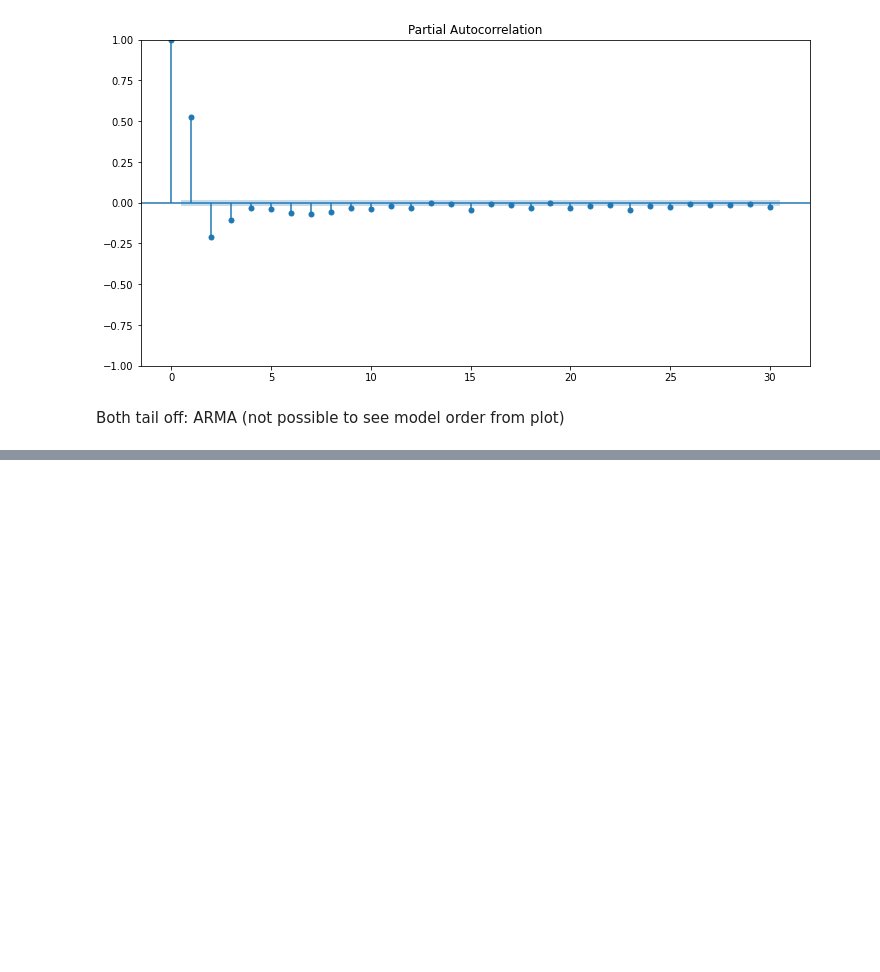
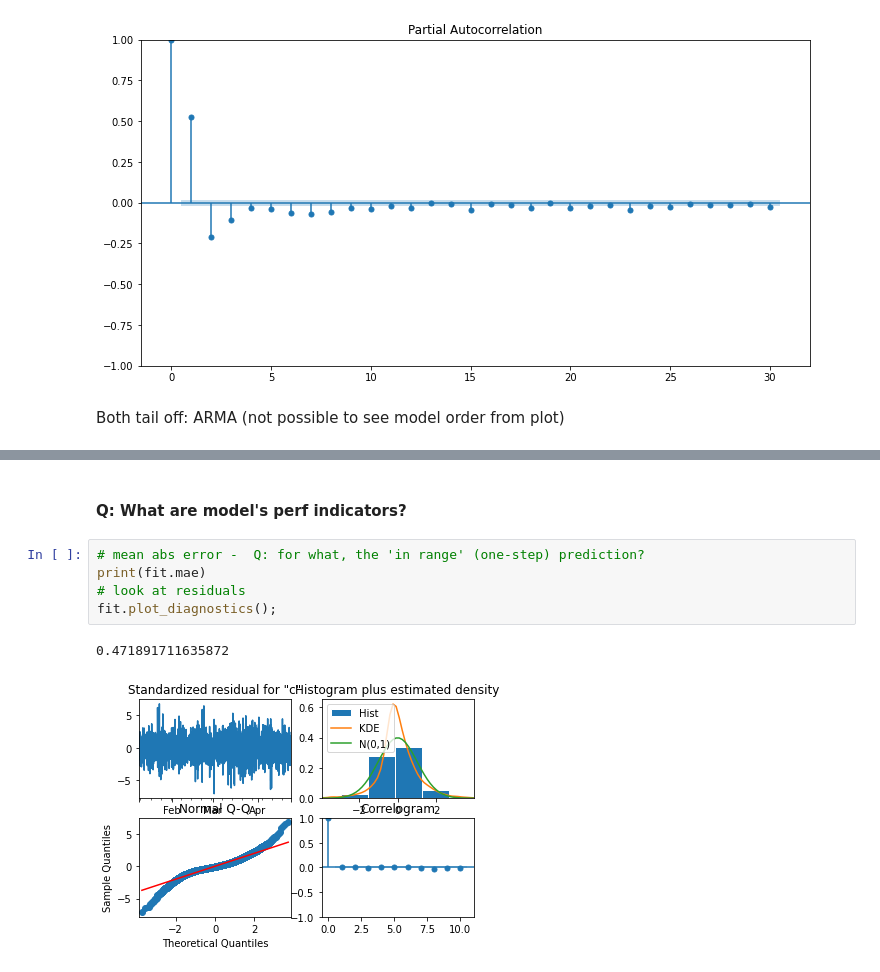
Before and after one commit to inaug22/capstone3, a Jupyter notebook: notebooks/glucose_wrangling+EDA.ipynb, the cells around one changed output, grey strips where cells are left out. Drawn from its saved outputs; the diff is of its cells as text; blank space fills up the shorter version.

```diff
--- a/notebooks/glucose_wrangling+EDA.ipynb
+++ b/notebooks/glucose_wrangling+EDA.ipynb
@@ -523,0 +606,10 @@ y.plot(ax=ax)
+# %% [markdown]
+#### Q: What are model's perf indicators?
+# %%
+# mean abs error -  Q: for what, the 'in range' (one-step) prediction?
+print(fit.mae)
+# look at residuals
+fit.plot_diagnostics();
+# %% [output]
+0.471891711635872
+[figure, added]
```
Also changed, not shown: parts of 18 cells of this notebook.
